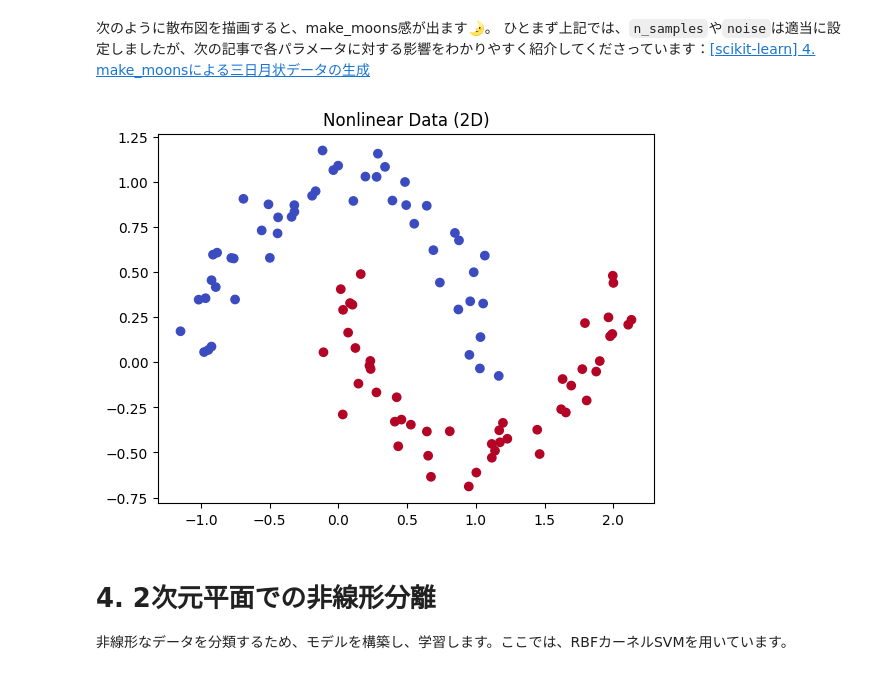
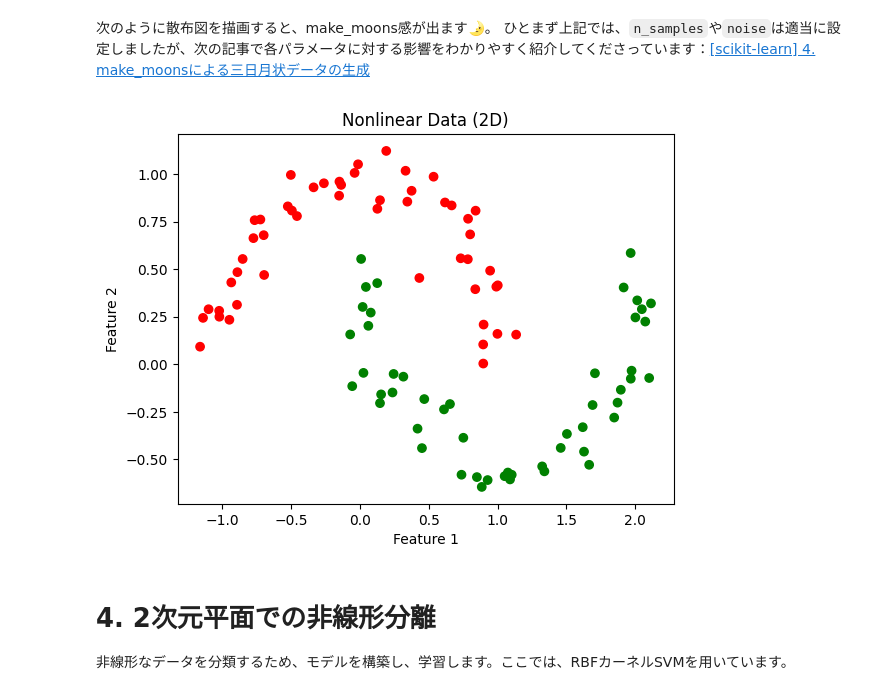
Before and after one commit to shirakurak/write-code-every-day, a Jupyter notebook: rbf-2-3.ipynb, the cells around one changed output. Cells and saved outputs as stored; diff of their text form; code cells hidden in the pictures.

```diff
--- a/rbf-2-3.ipynb
+++ b/rbf-2-3.ipynb
@@ -24,12 +24,22 @@ X, y = make_moons(n_samples=100, noise=0.1)
 # %% [markdown]
 次のように散布図を描画すると、make_moons感が出ます🌛。
 ひとまず上記では、`n_samples`や`noise`は適当に設定しましたが、次の記事で各パラメータに対する影響をわかりやすく紹介してくださっています：[[scikit-learn] 4. make_moonsによる三日月状データの生成](https://sabopy.com/py/scikit-learn-4/)
+# %%
+from matplotlib.colors import ListedColormap
+
+custom_cmap = ListedColormap(['red', 'green'])
+
+plt.scatter(X[:, 0], X[:, 1], c=y, cmap=custom_cmap)
+plt.title("Nonlinear Data (2D)")
+plt.xlabel("Feature 1")
+plt.ylabel("Feature 2")
+plt.show()
+# %% [output]
+[figure, added]
 # %%
-plt.scatter(X[:, 0], X[:, 1], c=y, cmap=plt.cm.coolwarm)
-plt.title("Nonlinear Data (2D)")
-plt.show()
+# plt.scatter(X[:, 0], X[:, 1], c=y, cmap=plt.cm.coolwarm)
+# plt.title("Nonlinear Data (2D)")
+# plt.show()
-# %% [output]
-[figure, removed]
 # %% [markdown]
 # 4. 2次元平面での非線形分離
 
```
Also changed, not shown: parts of 5 cells of this notebook.
